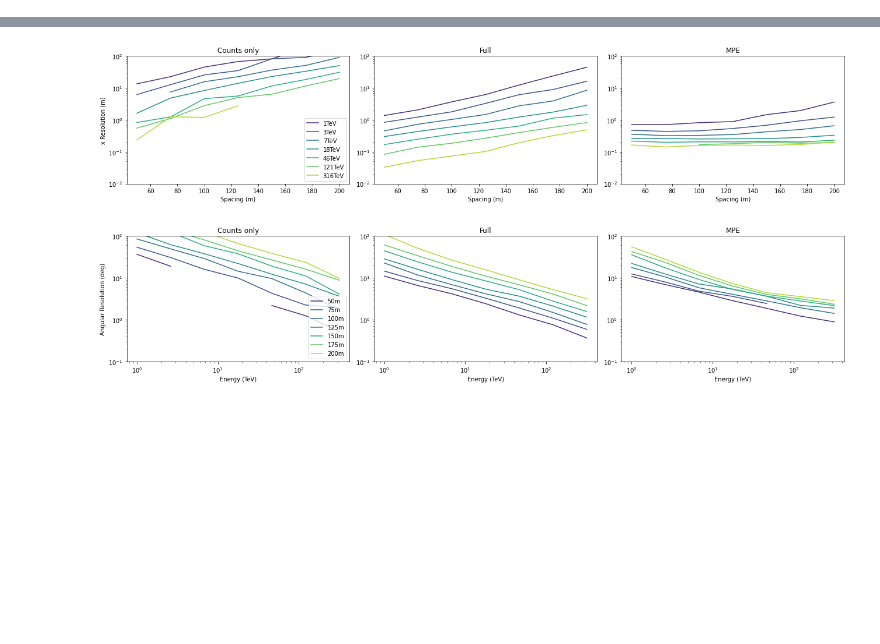
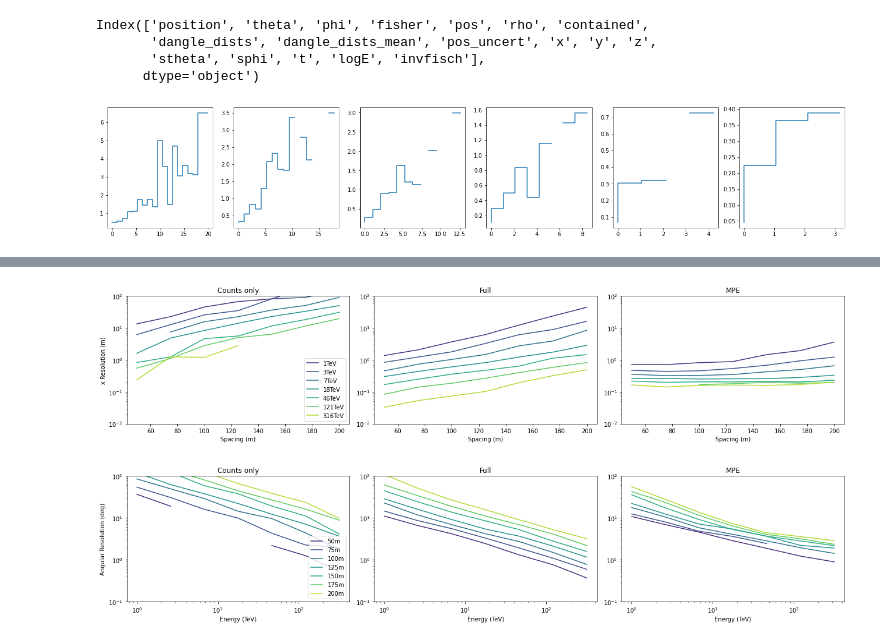
Before and after one commit to pone-software/olympus, a Jupyter notebook: plot_fisher_results.ipynb, the cells around one changed output, grey strips where cells are left out. Drawn from its saved outputs; the diff is of its cells as text; code cells hidden in the pictures; blank space fills up the shorter version.

```diff
--- a/plot_fisher_results.ipynb
+++ b/plot_fisher_results.ipynb
@@ -54,0 +330,29 @@ dfs = pd.concat(dfs)
+# %%
+dfs_full.columns
+# %% [output]
+Index(['position', 'theta', 'phi', 'fisher', 'pos', 'rho', 'contained',
+       'dangle_dists', 'dangle_dists_mean', 'pos_uncert', 'x', 'y', 'z',
+       'stheta', 'sphi', 't', 'logE', 'invfisch'],
+      dtype='object')
+# %%
+sel = dfs_full.loc["Full pessimistic cluster", 50, slice(None), 16].reset_index()
+sel["energy"] = np.round(sel["energy"], decimals=4)
+
+
+ne = len(np.unique(sel["energy"] ))
+
+fig, axs = plt.subplots(1, ne, figsize=(ne*4, 4))
+
+for ax, (energy, group) in zip(axs, sel.groupby("energy")):
+    #costhetas = np.cos(np.asarray(group["theta"].values))
+    #phis = np.asarray(group["phi"].values)
+    dangle_dists = np.degrees(np.average(np.stack(group["dangle_dists"].values), axis=1))
+
+    posuncert = np.asarray(group["pos_uncert"].values, dtype=np.float64)
+
+    #sns.kdeplot(x=rhos, y=posuncert, ax=ax)
+    bins = np.linspace(0, 20, 20)
+    stat, _, _ = scipy.stats.binned_statistic(dangle_dists, posuncert, bins=bins)
+    ax.step(bins, np.append(stat, stat[-1]))
+# %% [output]
+[figure, added]
```
Also changed, not shown: parts of 50 cells of this notebook, 1 other file.
